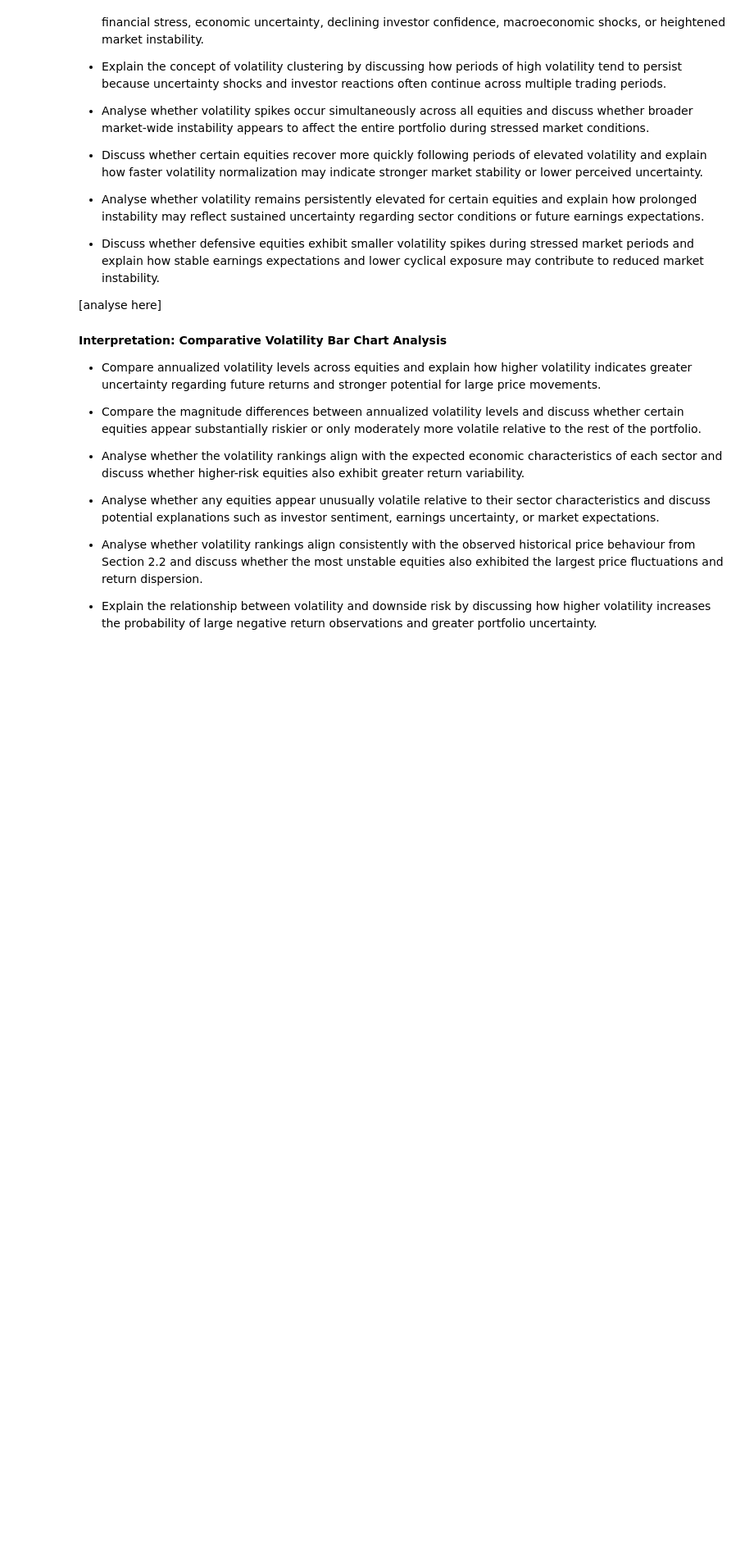
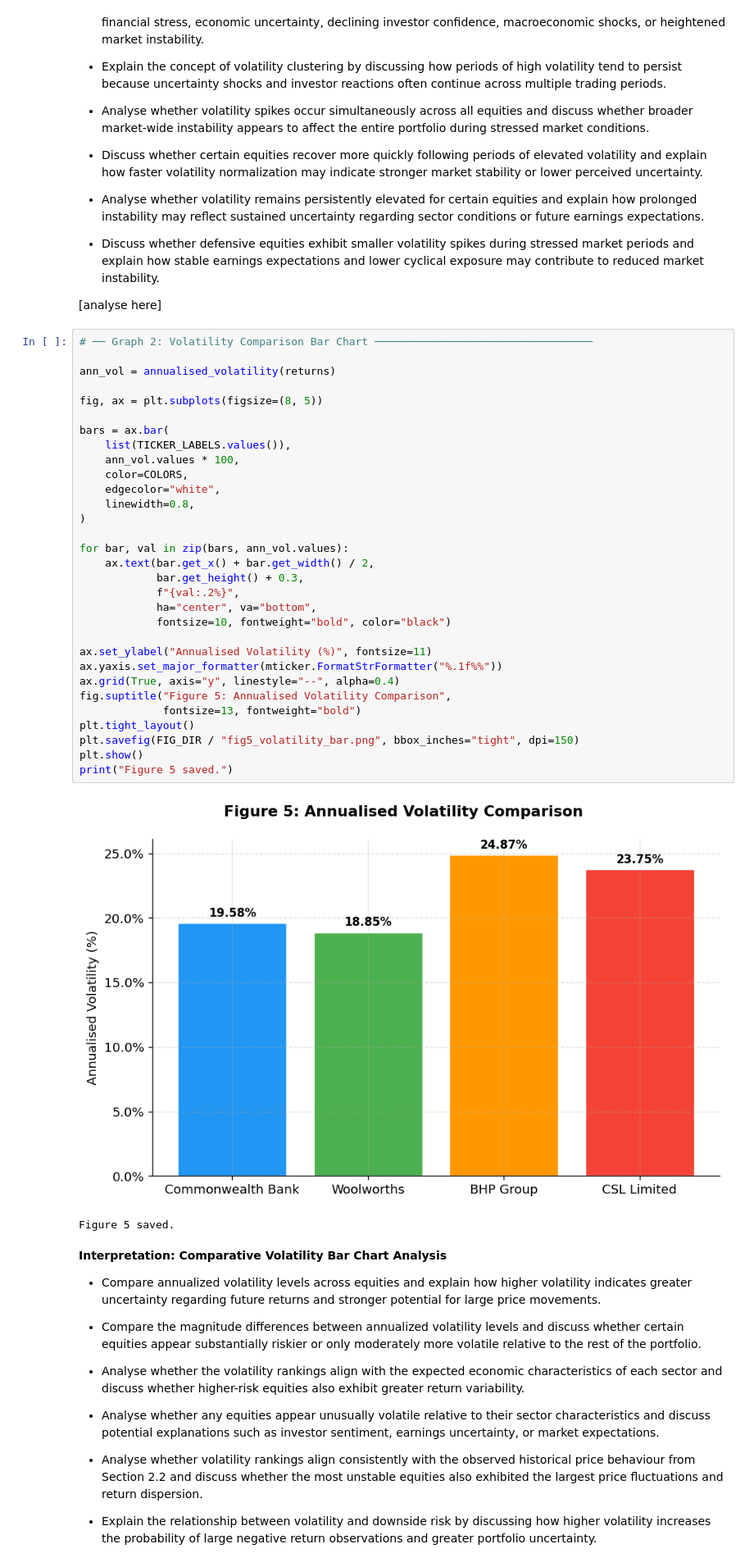
Before and after one commit to Gene2007/FINM3422-Project-3-Derivative-Platform, a Jupyter notebook: notebooks/market_data_and_yield_curve.ipynb, the cells around one changed output. Shown at 82% size. Cells and saved outputs as stored; diff of their text form; blank space fills up the shorter version.

```diff
--- a/notebooks/market_data_and_yield_curve.ipynb
+++ b/notebooks/market_data_and_yield_curve.ipynb
@@ -570,6 +668,40 @@ Figure 3 saved.
 - Discuss whether defensive equities exhibit smaller volatility spikes during stressed market periods and explain how stable earnings expectations and lower cyclical exposure may contribute to reduced market instability.
 
 [analyse here]
+# %%
+# ── Graph 2: Volatility Comparison Bar Chart ──────────────────────────────────
+
+ann_vol = annualised_volatility(returns)
+
+fig, ax = plt.subplots(figsize=(8, 5))
+
+bars = ax.bar(
+    list(TICKER_LABELS.values()),
+    ann_vol.values * 100,
+    color=COLORS,
+    edgecolor="white",
+    linewidth=0.8,
+)
+
+for bar, val in zip(bars, ann_vol.values):
+    ax.text(bar.get_x() + bar.get_width() / 2,
+            bar.get_height() + 0.3,
+            f"{val:.2%}",
+            ha="center", va="bottom",
+            fontsize=10, fontweight="bold", color="black")
+
+ax.set_ylabel("Annualised Volatility (%)", fontsize=11)
+ax.yaxis.set_major_formatter(mticker.FormatStrFormatter("%.1f%%"))
+ax.grid(True, axis="y", linestyle="--", alpha=0.4)
+fig.suptitle("Figure 5: Annualised Volatility Comparison",
+             fontsize=13, fontweight="bold")
+plt.tight_layout()
+plt.savefig(FIG_DIR / "fig5_volatility_bar.png", bbox_inches="tight", dpi=150)
+plt.show()
+print("Figure 5 saved.")
+# %% [output]
+[figure, added]
+Figure 5 saved.
 # %% [markdown]
 **Interpretation: Comparative Volatility Bar Chart Analysis**
 
```
Also changed, not shown: parts of 13 cells of this notebook, 12 other files.
